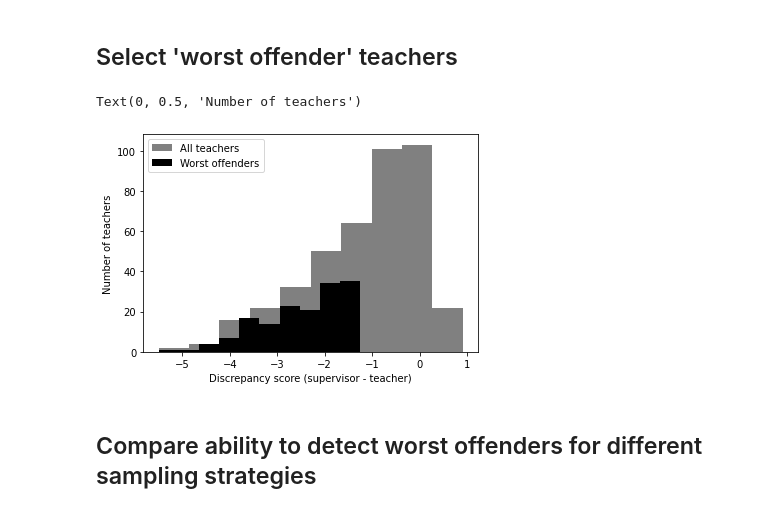
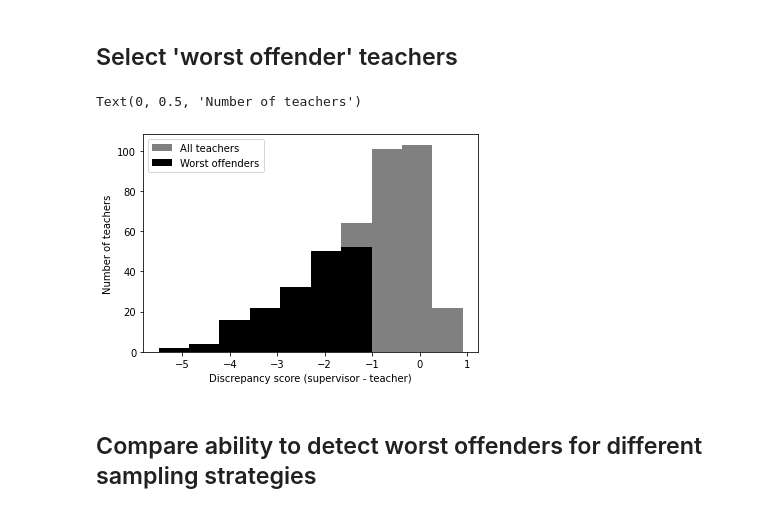
Before and after one commit to amrita112/DiscSim-old, a Jupyter notebook: sampling_strategy.ipynb, the cells around one changed output. Drawn from its saved outputs; the diff is of its cells as text; code cells hidden in the pictures.

Commit message:
Improved plots in sampling strategy notebook

```diff
--- a/sampling_strategy.ipynb
+++ b/sampling_strategy.ipynb
@@ -928,21 +928,21 @@ High p-value (> 0.05) indicates that these distributions are identical.
 # %%
 perc_wo = 20 # Percentile of teachers to be selected as worst offenders
 n_teachers_selected = len(teacher_ids_selected)
 n_wo = int(perc_wo*n_teachers_selected/100) # Number of teachers to be selected as worst offenders
 
 order = np.argsort(real_disc_score).astype(int) # Ascending order of discrepancy score for selected teachers - lower is worse
 teacher_ids_wo = [teacher_ids_selected[index] for index in order[:n_wo]] # Select perc_wo% of teachers with worst discrepancy scores
 disc_score_wo = [real_disc_score[teacher_ids_selected.index(t_id)] for t_id in teacher_ids_wo]
 
 plt.figure()
-plt.hist(real_disc_score, color = 'gray', label = 'All teachers')
-plt.hist(disc_score_wo, color = 'k', label = 'Worst offenders')
+result = plt.hist(real_disc_score, color = 'gray', label = 'All teachers')
+plt.hist(disc_score_wo, result[1], color = 'k', label = 'Worst offenders')
 plt.legend()
 plt.xlabel('Discrepancy score (supervisor - teacher)')
 plt.ylabel('Number of teachers')
 # %% [output]
 Text(0, 0.5, 'Number of teachers')
-[figure, old version]
+[figure, new version]
 # %% [markdown]
 ## Compare ability to detect worst offenders for different sampling strategies
 # %%
```
Also changed, not shown: parts of 2 cells of this notebook.
